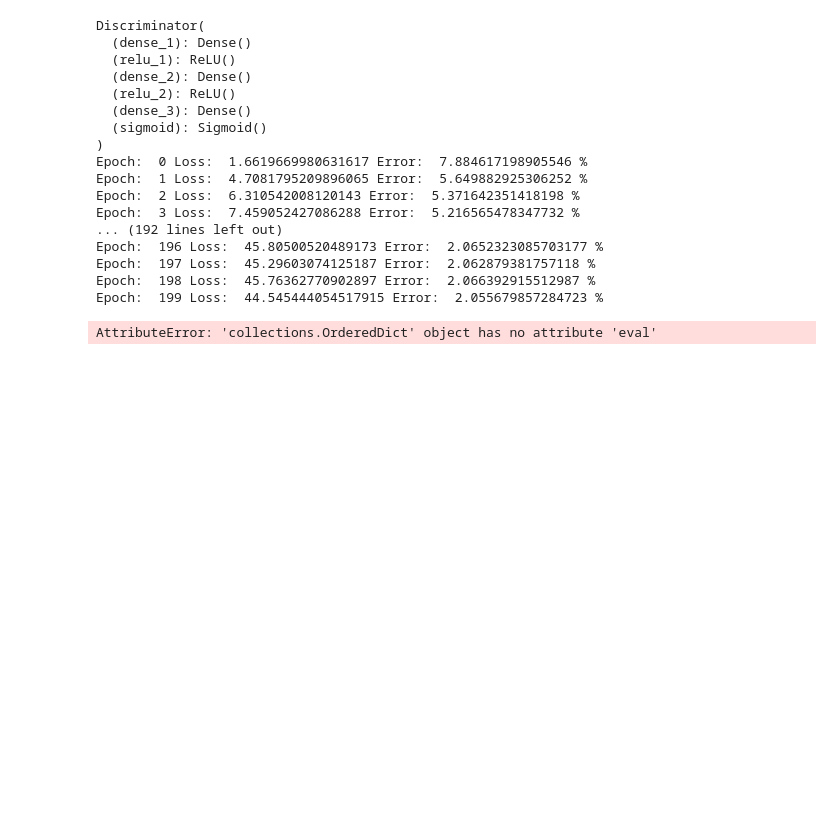
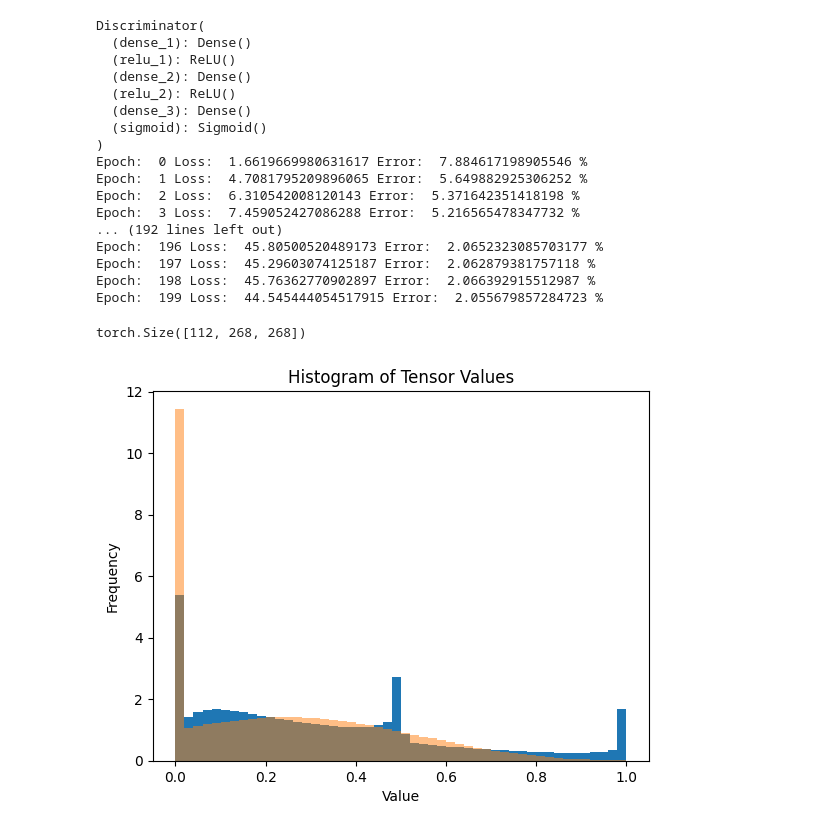
Before and after one commit to dilayercelik/DGL24-Group-Project, a Jupyter notebook: Moritz_AGSRNet.ipynb, the cells around one changed output. Drawn from its saved outputs; the diff is of its cells as text; code cells hidden in the pictures; blank space fills up the shorter version.

Commit message:
added histo fn

```diff
--- a/AGSRNet.ipynb
+++ b/Moritz_AGSRNet.ipynb
@@ -284,21 +284,29 @@ Epoch:  197 Loss:  45.29603074125187 Error:  2.062879381757118 %
 Epoch:  198 Loss:  45.76362770902897 Error:  2.066392915512987 %
 Epoch:  199 Loss:  44.545444054517915 Error:  2.055679857284723 %
 # %%
+import matplotlib.pyplot as plt
+import numpy as np
+from data_preparation import generate_submission_file, generate_histogram
+
 #predict on test set
+device = torch.device("cuda" if torch.cuda.is_available() else "cpu")
 full_model = AGSRNet(ks, args)
-full_model.load_state_dict(torch.load(torch.load('./AGSR_models/AGSR_ReLU_tanh_full_train.pt'), map_location=device))
+full_model.load_state_dict(torch.load('./AGSR_models/AGSR_ReLU_tanh_full_train.pt'))
 
 preds_list = []
 full_model.eval()
 with torch.no_grad():
     for test_data in lr_test:
         pred, _, _, _ = full_model(test_data, args.lr_dim, args.hr_dim)
         pred = unpad(pred, args.padding)
         preds_list.append(pred)
 
 test_pred_tensor = torch.stack(preds_list)
-print(test_pred_tensor)
+print(test_pred_tensor.shape)
 
-generate_submission_file(pred_tensor, f'./submission_files/AGSR_full_train.csv')
+generate_submission_file(test_pred_tensor, f'./submission_files/AGSR_full_train.csv')
+
+generate_histogram(test_pred_tensor, hr_train)
 # %% [output]
-AttributeError: 'collections.OrderedDict' object has no attribute 'eval'
+torch.Size([112, 268, 268])
+[figure, added]
```
Also changed, not shown: 1 other file.
